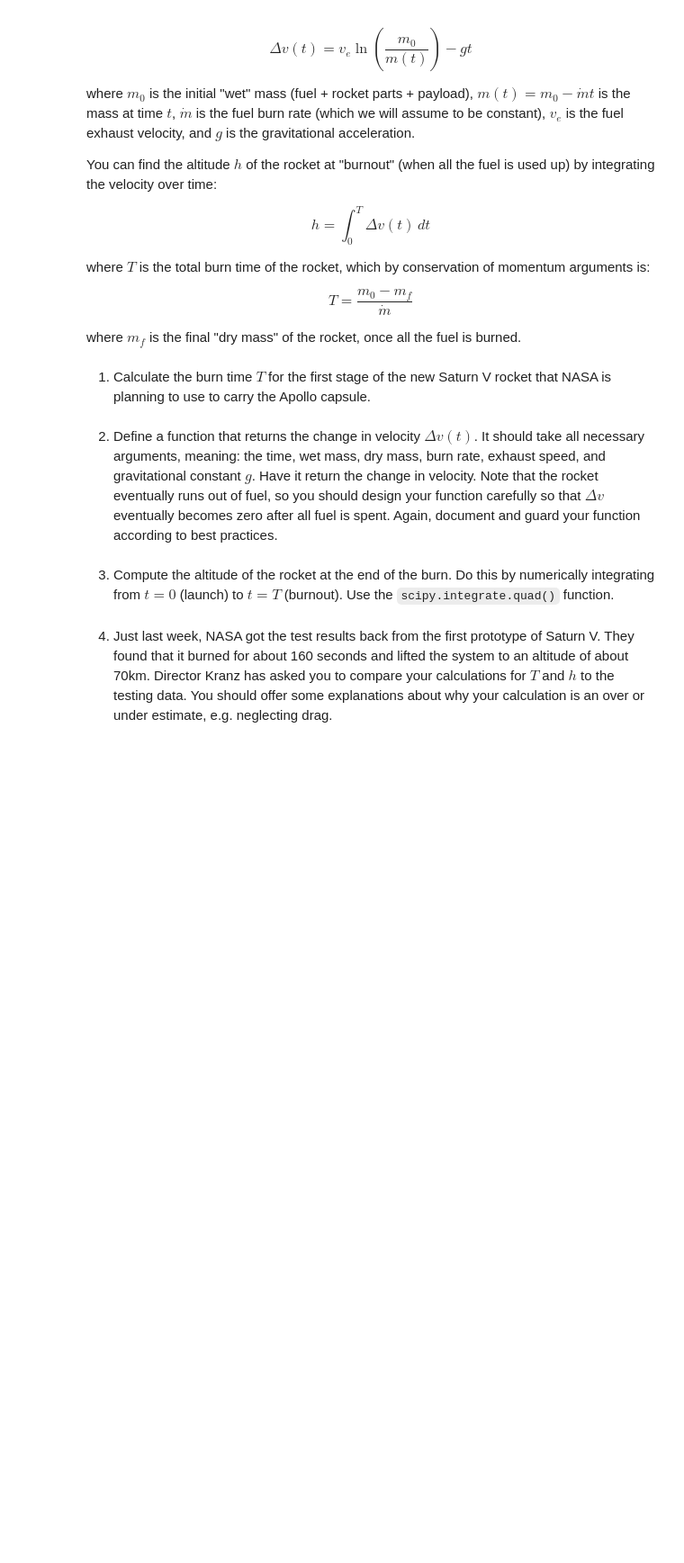
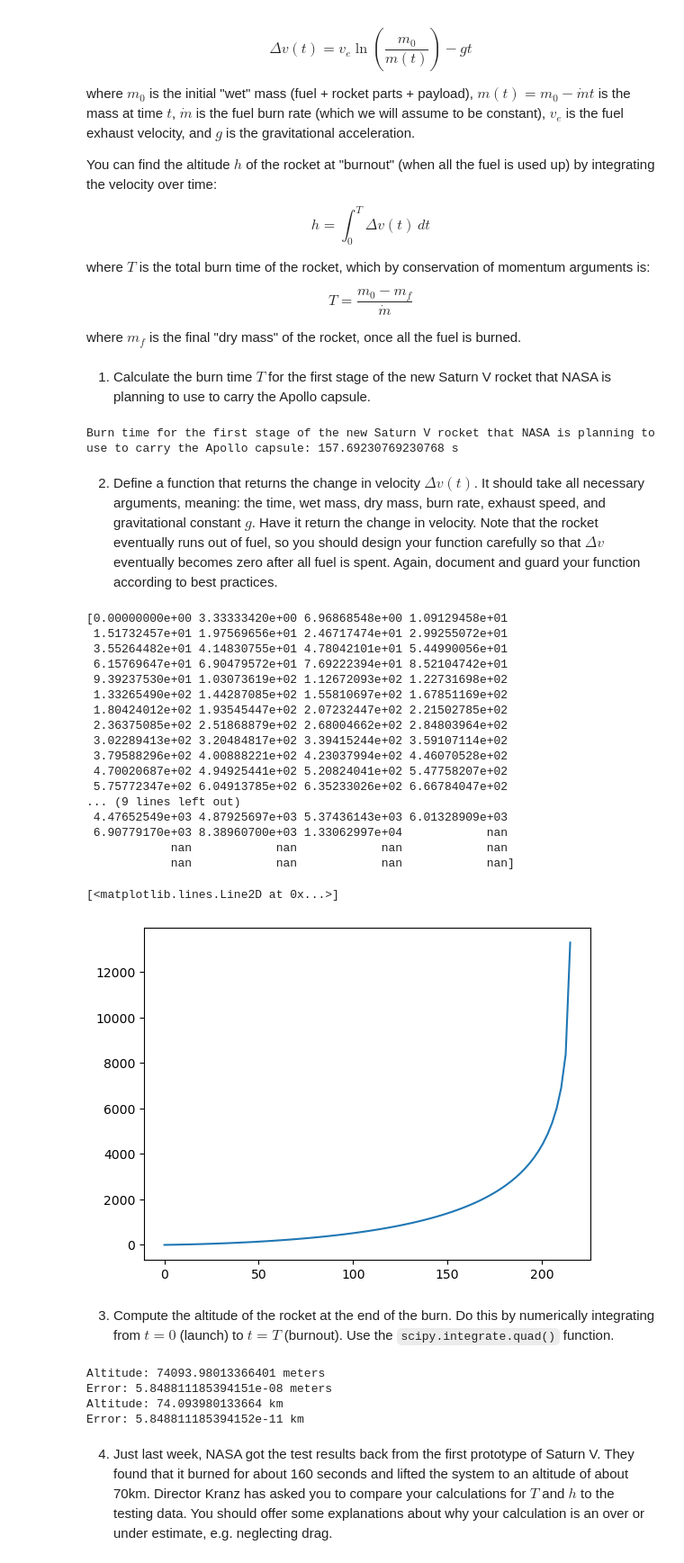
Before and after one commit to bvenmal/PHYS265-spring26, a Jupyter notebook: Lab1/lab1-VenturaMaldonadoBelky.ipynb, the cells around one changed output. Shown at 90% size. Drawn from its saved outputs; the diff is of its cells as text; code cells hidden in the pictures; blank space fills up the shorter version.

```diff
--- a/Lab1/lab1-VenturaMaldonadoBelky.ipynb
+++ b/Lab1/lab1-VenturaMaldonadoBelky.ipynb
@@ -443,10 +444,23 @@ $$T = \frac{m_0 - m_f}{\dot{m}}$$
 
 where $m_f$ is the final "dry mass" of the rocket,
 once all the fuel is burned.
+# %%
+g = 9.81    # Gravitational Acceleration (m s^-2)
+M_ACM = 5500    # Mass of Apollo Command Module (kg)
+v_e = 2.4 * (10**3)    # Exhaust Velocity of Saturn V Stage 1 (S-1C) (m s^-1)
+m_b = 1.3 * (10**4)    # Burn Rate of S-1C (kg s^-1)
+m_0 = 2.8 * (10**6)    # Wet Mass of S-1C (kg)
+m_f = 7.5 * (10**5)    # Dry Mass of S-1C (kg)
 # %% [markdown]
 1. Calculate the burn time $T$ for the first stage of
 the new Saturn V rocket that NASA is planning
 to use to carry the Apollo capsule.
+# %%
+# Calculate the burn time T for the first stage of the new Saturn V rocket
+T = (m_0 - m_f) / m_b
+print(f"Burn time for the first stage of the new Saturn V rocket that NASA is planning to use to carry the Apollo capsule: {T} s")
+# %% [output]
+Burn time for the first stage of the new Saturn V rocket that NASA is planning to use to carry the Apollo capsule: 157.69230769230768 s
 # %% [markdown]
 2. Define a function that returns the change in velocity $\Delta v(t)$.
 It should take all necessary arguments, meaning: the time,
@@ -456,10 +470,57 @@ Note that the rocket eventually runs out of fuel,
 so you should design your function carefully so that
 $\Delta v$ eventually becomes zero after all fuel is spent.
 Again, document and guard your function according to best practices.
+# %%
+# Create function
+def delta_vel(time, wet_mass, dry_mass, burn_rate, exhaust_speed, grav_constant):
+    m_t = m_0 - ((m_b) * (time))
+    delta_v = ((exhaust_speed) * (np.log((wet_mass) / (m_t)))) - (grav_constant * time)
+    return delta_v
+
+
+# Create array to store time values
+times = np.linspace(0, 1.5 * T, 100)
+
+
+# Capture the change in velocity array by calling the delta_v() function
+delta_velocity = delta_vel(times, m_0, m_f, m_b, v_e, g)
+print(delta_velocity)
+
+plt.plot(times, delta_velocity)
+# %% [output]
+[0.00000000e+00 3.33333420e+00 6.96868548e+00 1.09129458e+01
+ 1.51732457e+01 1.97569656e+01 2.46717474e+01 2.99255072e+01
+ 3.55264482e+01 4.14830755e+01 4.78042101e+01 5.44990056e+01
+ 6.15769647e+01 6.90479572e+01 7.69222394e+01 8.52104742e+01
+ 9.39237530e+01 1.03073619e+02 1.12672093e+02 1.22731698e+02
+ 1.33265490e+02 1.44287085e+02 1.55810697e+02 1.67851169e+02
+ 1.80424012e+02 1.93545447e+02 2.07232447e+02 2.21502785e+02
+ 2.36375085e+02 2.51868879e+02 2.68004662e+02 2.84803964e+02
+ 3.02289413e+02 3.20484817e+02 3.39415244e+02 3.59107114e+02
+ 3.79588296e+02 4.00888221e+02 4.23037994e+02 4.46070528e+02
+ 4.70020687e+02 4.94925441e+02 5.20824041e+02 5.47758207e+02
+ 5.75772347e+02 6.04913785e+02 6.35233026e+02 6.66784047e+02
+... (9 lines left out)
+ 4.47652549e+03 4.87925697e+03 5.37436143e+03 6.01328909e+03
+ 6.90779170e+03 8.38960700e+03 1.33062997e+04            nan
+            nan            nan            nan            nan
+            nan            nan            nan            nan]
+[<matplotlib.lines.Line2D at 0x...>]
+[figure, added]
 # %% [markdown]
 3. Compute the altitude of the rocket at the end of the burn.
 Do this by numerically integrating from $t=0$ (launch) to $t=T$ (burnout).
 Use the `scipy.integrate.quad()` function.
+# %%
+# Calculate and print the altitude of the rocket at the end of the burn
+h, error_h = spi.quad(lambda x: ((v_e) * (np.log((m_0) / ((m_0 - (m_b *x)))))) - (g * x), 0, T)
+print(f"Altitude: {h} meters \nError: {error_h} meters")
+print(f"Altitude: {h / (10**3)} km \nError: {error_h / (10**3)} km")
+# %% [output]
+Altitude: 74093.98013366401 meters
+Error: 5.848811185394151e-08 meters
+Altitude: 74.093980133664 km
+Error: 5.848811185394152e-11 km
 # %% [markdown]
 4. Just last week, NASA got the test results back from the first prototype
 of Saturn V. They found that it burned for about 160 seconds
```
Also changed, not shown: parts of 3 cells of this notebook.
